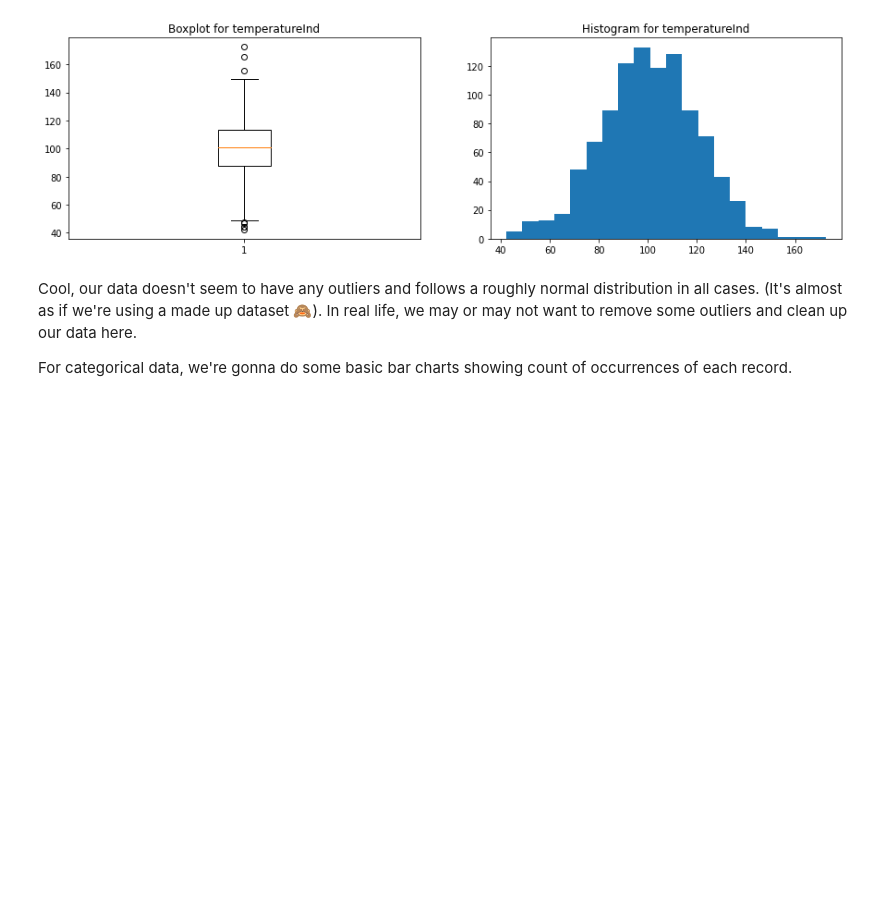
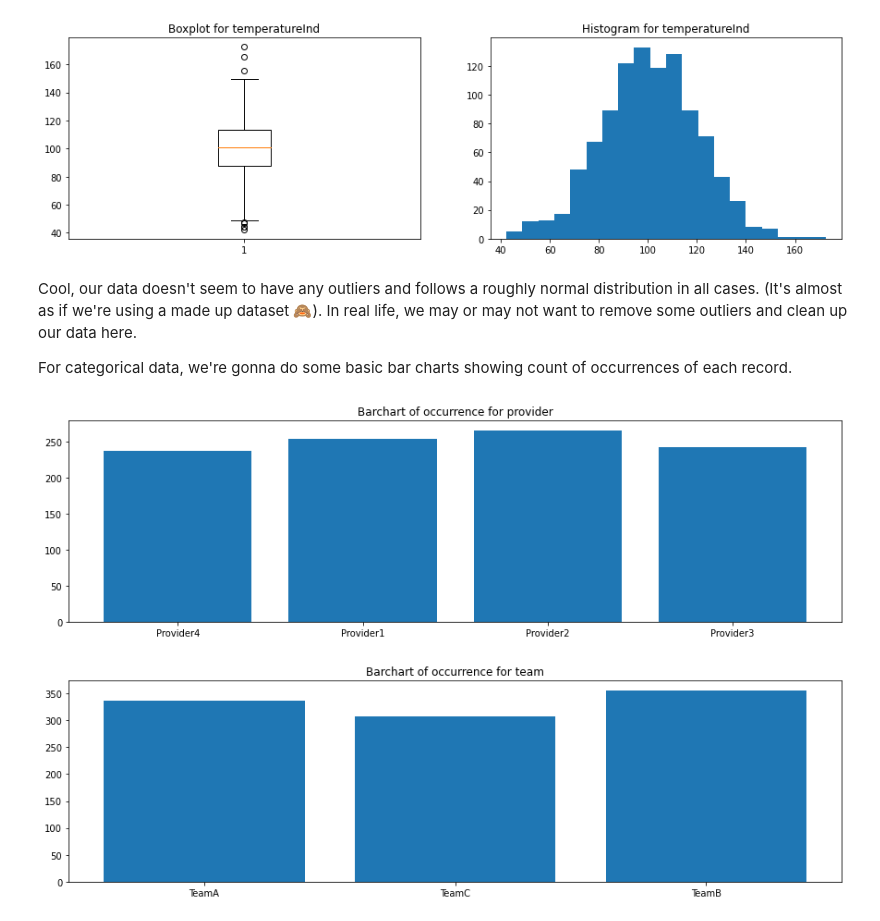
Before and after one commit to JakeLSaunders94/pysurvival_testing, a Jupyter notebook: predictive_maintenance_tutorial.ipynb, the cells around one changed output. Cells and saved outputs as stored; diff of their text form; code cells hidden in the pictures; blank space fills up the shorter version.

```diff
--- a/predictive_maintenance_tutorial.ipynb
+++ b/predictive_maintenance_tutorial.ipynb
@@ -182,3 +182,28 @@ Cool, our data doesn't seem to have any outliers and follows a roughly normal di
 outliers and clean up our data here.
 
 For categorical data, we're gonna do some basic bar charts showing count of occurrences of each record.
+# %%
+from collections import Counter
+
+for feature in categorical_data:
+    fig, chart = plt.subplots(figsize=(15,4))
+
+    # Extract the feature values
+    x = raw_dataset[feature].values
+
+    # Counting the number of occurrences for each category
+    # This is pretty interesting, the Counter class takes an iterable of categorical data and
+    # transforms it to a dict of counts (e.g. {"Cat A": 5, "Cat B": 3}).
+    data = Counter(x)
+    category = list(data.keys())
+    counts = list(data.values())
+
+    # Boxplot
+    chart.bar(category, counts)
+
+    # Display
+    plt.title( 'Barchart of occurrence for {}'.format(feature) )
+    plt.show()
+# %% [output]
+[figure, added]
+[figure, added]
```
Also changed, not shown: parts of 3 cells of this notebook.
